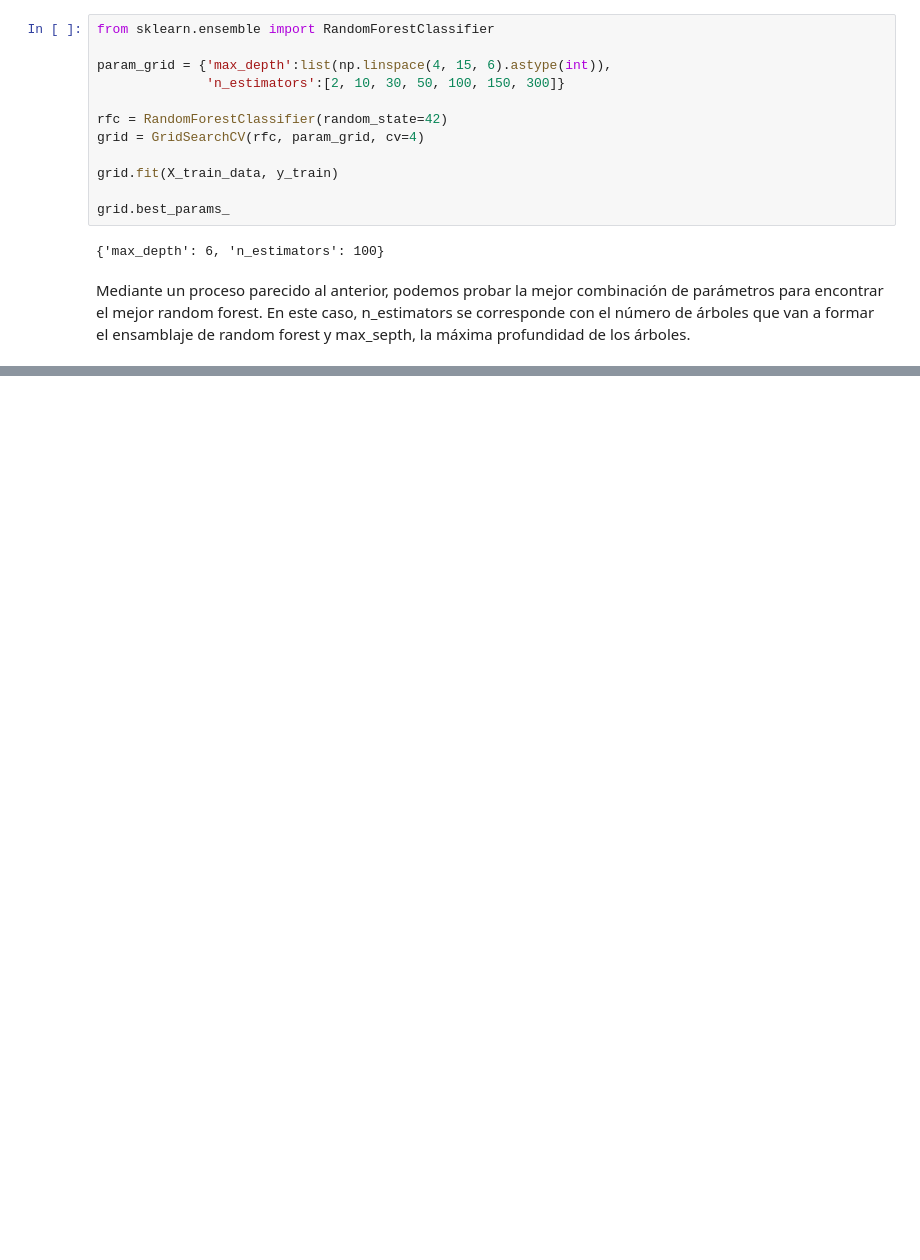
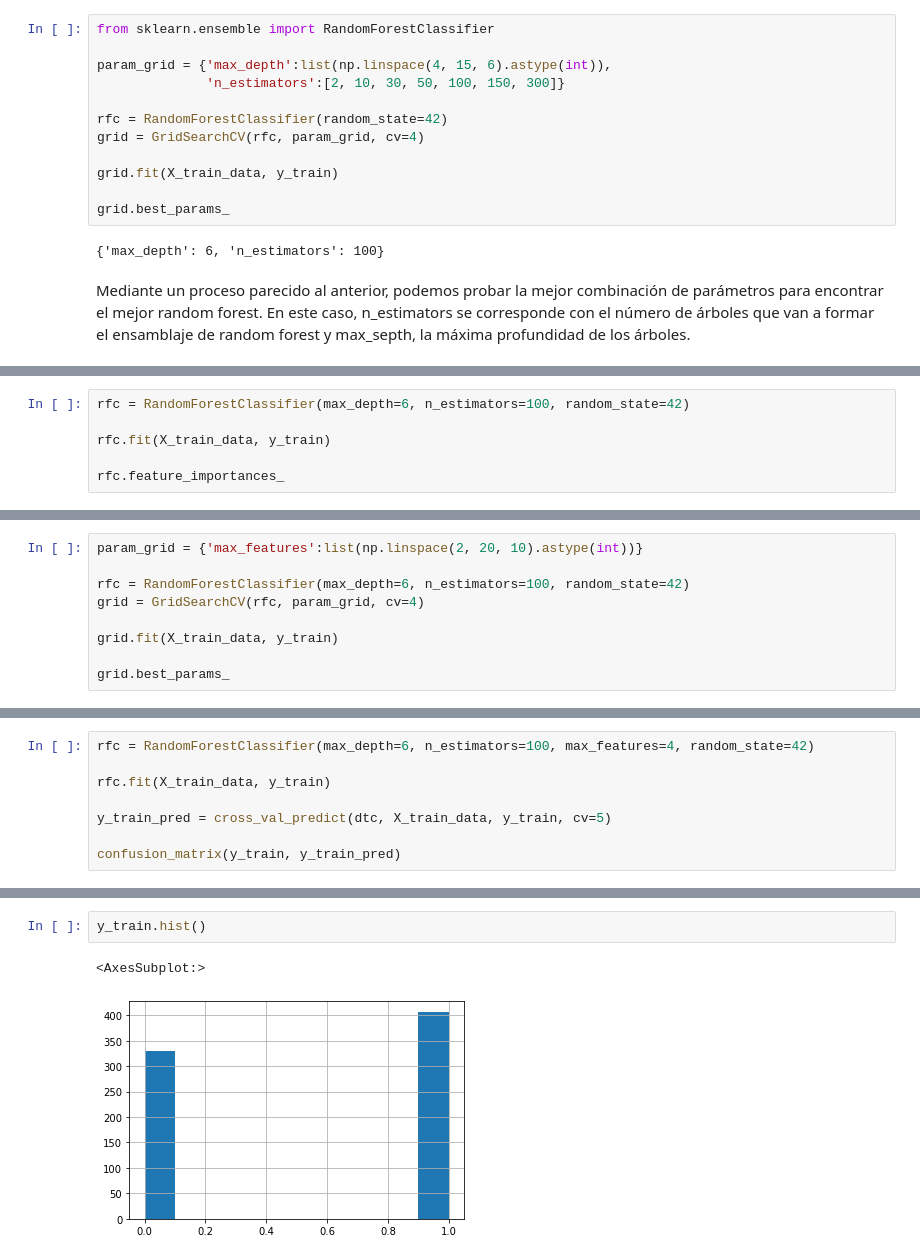
Before and after one commit to angelbujalance/UCI-ML, a Jupyter notebook: PRAC_Angel_Bujalance.ipynb, the cells around one changed output, grey strips where cells are left out. Saved outputs shown, nothing was run; the diff lists cells and outputs as text; blank space fills up the shorter version.

```diff
--- a/PRAC_Angel_Bujalance.ipynb
+++ b/PRAC_Angel_Bujalance.ipynb
@@ -1083,0 +1082,6 @@ En la mayoría de situaciones, usar un random forest mejora el rendimiento del m
+# %%
+rfc = RandomForestClassifier(max_depth=6, n_estimators=100, random_state=42)
+
+rfc.fit(X_train_data, y_train)
+
+rfc.feature_importances_
@@ -1083,0 +1098,9 @@ En la mayoría de situaciones, usar un random forest mejora el rendimiento del m
+# %%
+param_grid = {'max_features':list(np.linspace(2, 20, 10).astype(int))}
+
+rfc = RandomForestClassifier(max_depth=6, n_estimators=100, random_state=42)
+grid = GridSearchCV(rfc, param_grid, cv=4)
+
+grid.fit(X_train_data, y_train)
+
+grid.best_params_
@@ -1083,0 +1109,8 @@ En la mayoría de situaciones, usar un random forest mejora el rendimiento del m
+# %%
+rfc = RandomForestClassifier(max_depth=6, n_estimators=100, max_features=4, random_state=42)
+
+rfc.fit(X_train_data, y_train)
+
+y_train_pred = cross_val_predict(dtc, X_train_data, y_train, cv=5)
+
+confusion_matrix(y_train, y_train_pred)
@@ -1083,0 +1124,5 @@ En la mayoría de situaciones, usar un random forest mejora el rendimiento del m
+# %%
+y_train.hist()
+# %% [output]
+<AxesSubplot:>
+[figure, added]
```
Also changed, not shown: parts of 32 cells of this notebook.
